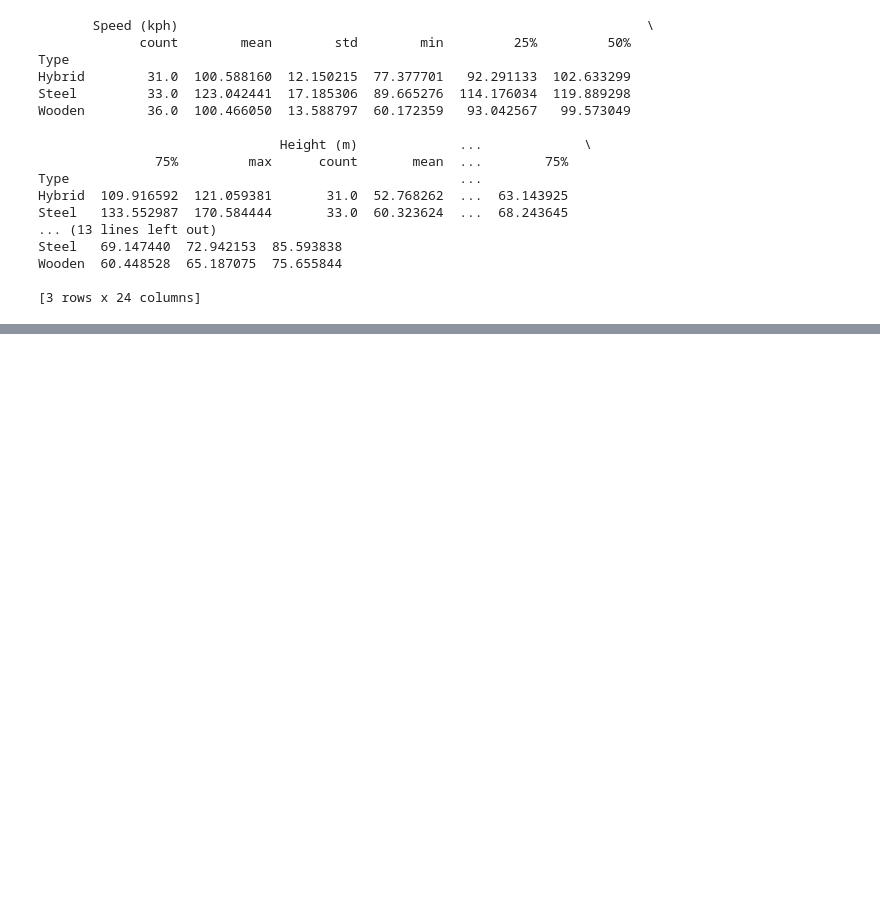
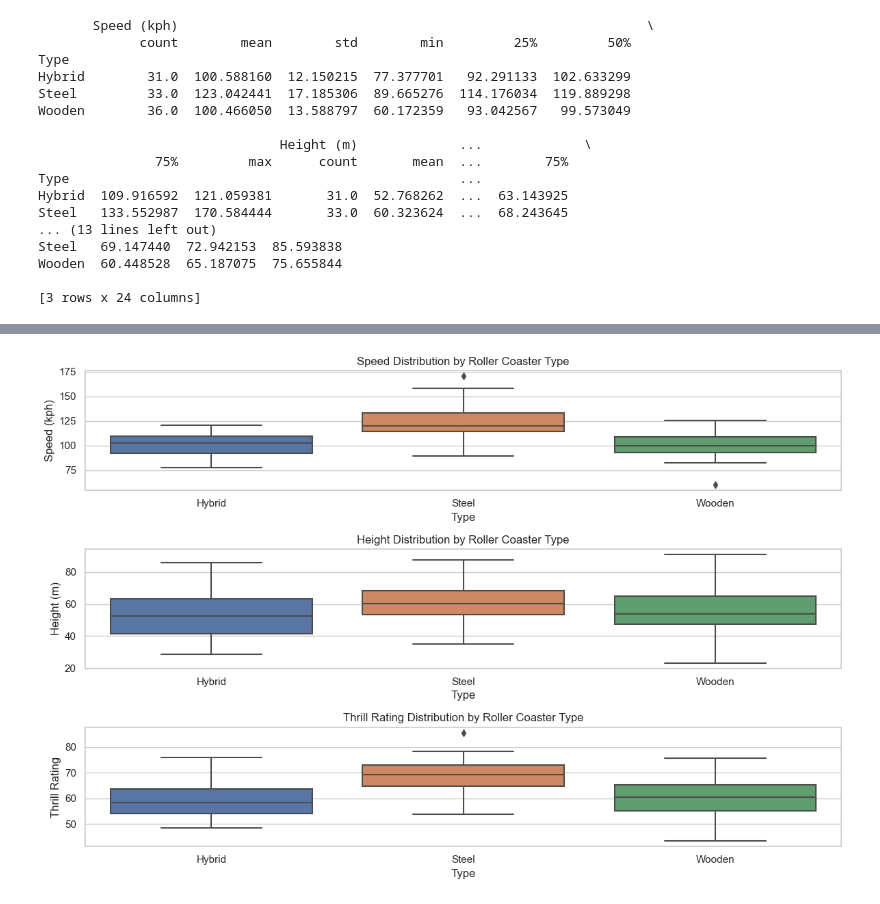
Before and after one commit to Gerbs2193/Programming-for-Data-Analytics, a Jupyter notebook: project.ipynb/project.ipynb, the cells around one changed output, grey strips where cells are left out. Cells and saved outputs as stored; diff of their text form; code cells hidden in the pictures; blank space fills up the shorter version.

```diff
--- a/project.ipynb/project.ipynb
+++ b/project.ipynb/project.ipynb
@@ -310,0 +316,30 @@ plt.show()
+# %%
+import pandas as pd
+import seaborn as sns
+import matplotlib.pyplot as plt
+
+
+mycoasterdata = pd.read_csv('coasterss.csv')
+
+
+sns.set(style="whitegrid")
+plt.figure(figsize=(12, 8))
+
+# Box plot Speed for type
+plt.subplot(3, 1, 1)
+sns.boxplot(x='Type', y='Speed (kph)', data=mycoasterdata)
+plt.title('Speed Distribution by Roller Coaster Type')
+
+# Height by T
+plt.subplot(3, 1, 2)
+sns.boxplot(x='Type', y='Height (m)', data=mycoasterdata)
+plt.title('Height Distribution by Roller Coaster Type')
+
+# Box plotThrill R by Type
+plt.subplot(3, 1, 3)
+sns.boxplot(x='Type', y='Thrill Rating', data=mycoasterdata)
+plt.title('Thrill Rating Distribution by Roller Coaster Type')
+plt.tight_layout()
+plt.show()
+# %% [output]
+[figure, added]
```
Also changed, not shown: parts of 9 cells of this notebook.
